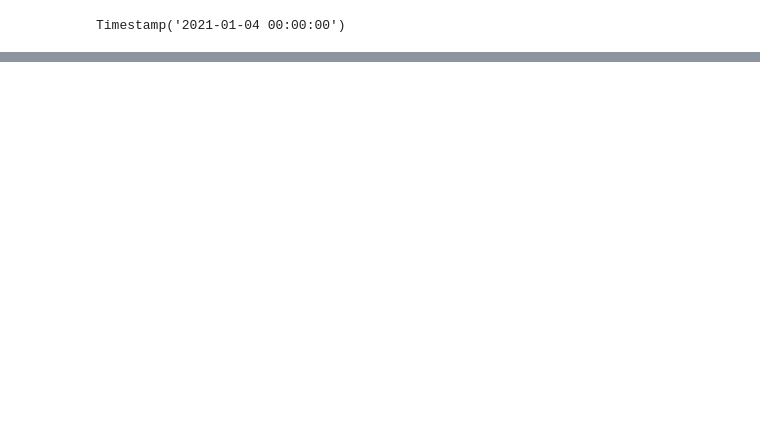
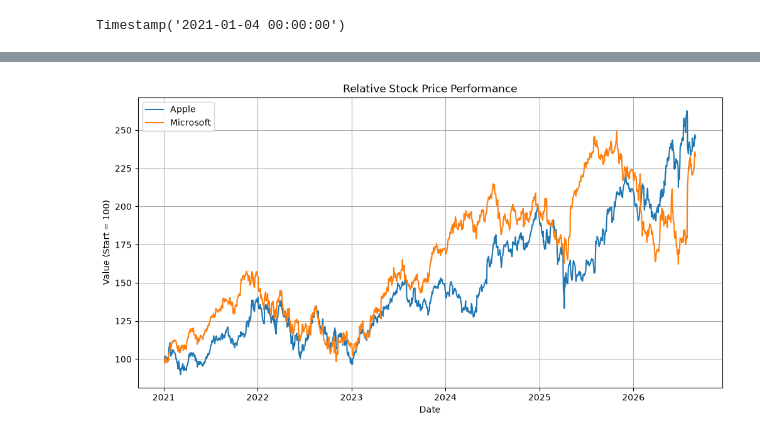
Before and after one commit to dangg29/stock-price-analysis, a Jupyter notebook: stock-price-analysis.ipynb, the cells around one changed output, grey strips where cells are left out. Saved outputs shown, nothing was run; the diff lists cells and outputs as text; code cells hidden in the pictures; blank space fills up the shorter version.

```diff
--- a/stock-price-analysis.ipynb
+++ b/stock-price-analysis.ipynb
@@ -112,0 +158,2 @@ Timestamp('2025-12-31 00:00:00')
+# %%
+normalized = close / close.iloc[0] * 100
@@ -112,0 +170,15 @@ Timestamp('2025-12-31 00:00:00')
+# %%
+plt.figure(figsize=(12, 6))
+
+plt.plot(normalized.index, normalized["AAPL"], label="Apple")
+plt.plot(normalized.index, normalized["MSFT"], label="Microsoft")
+
+plt.title("Relative Stock Price Performance")
+plt.xlabel("Date")
+plt.ylabel("Value (Start = 100)")
+plt.legend()
+plt.grid(True)
+
+plt.show()
+# %% [output]
+[figure, added]
```
Also changed, not shown: parts of 13 cells of this notebook.
